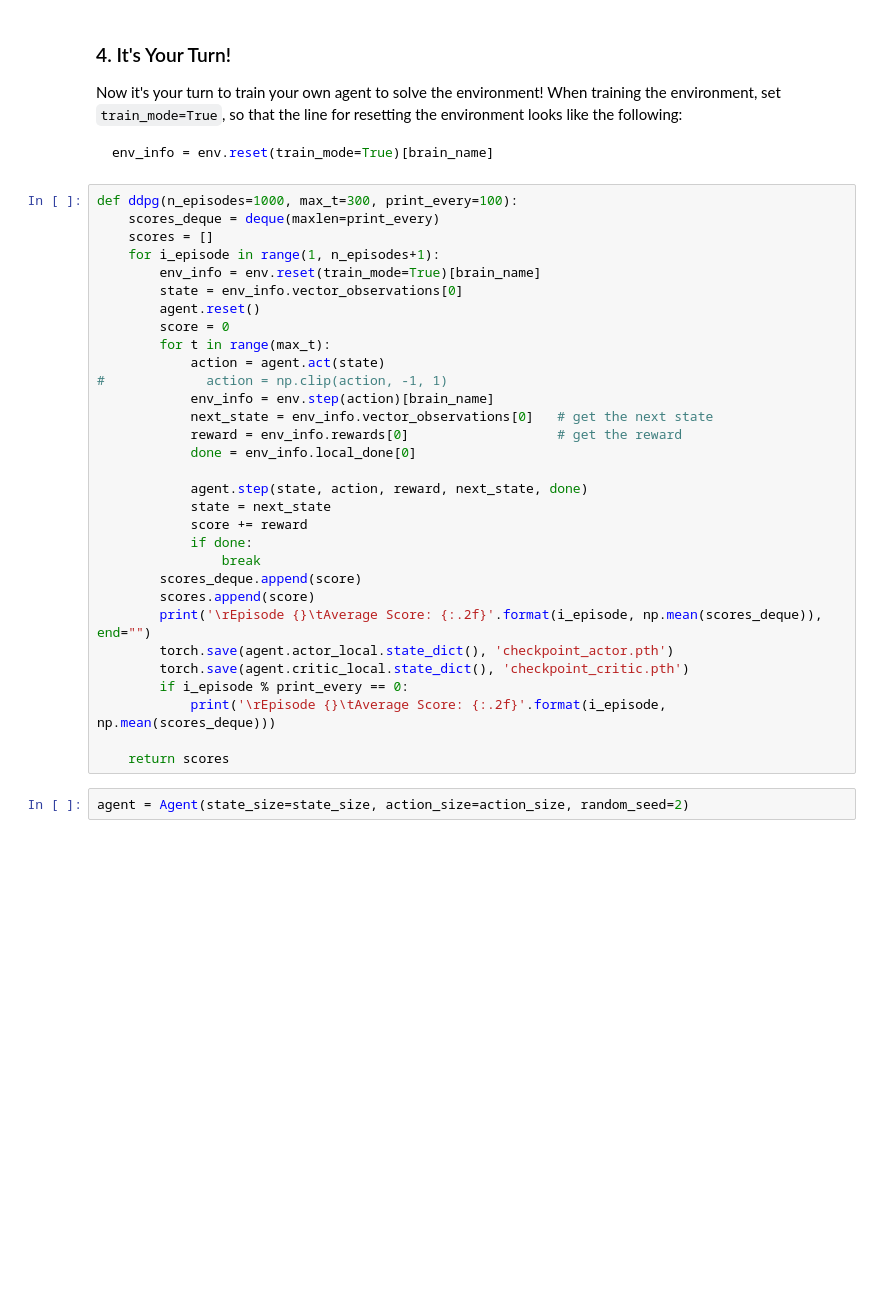
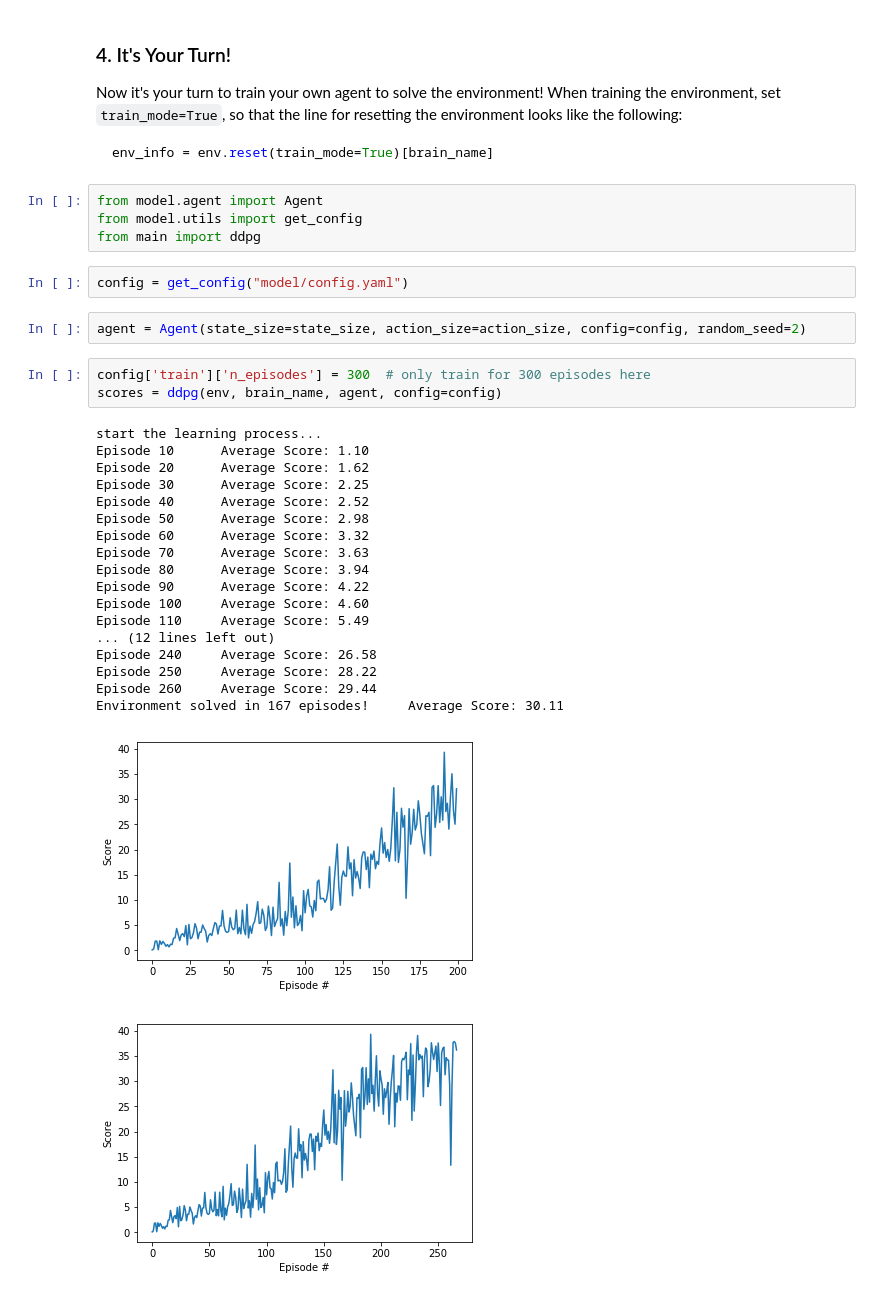
Before and after one commit to RamtinRassoli/drlnd-continuous-control, a Jupyter notebook: Reacher.ipynb, the cells around one changed output. Cells and saved outputs as stored; diff of their text form; blank space fills up the shorter version.

````diff
--- a/Reacher.ipynb
+++ b/Reacher.ipynb
@@ -133,36 +133,34 @@ Now it's your turn to train your own agent to solve the environment!  When train
 ```python
 env_info = env.reset(train_mode=True)[brain_name]
 ```
-# %%
-def ddpg(n_episodes=1000, max_t=300, print_every=100):
-    scores_deque = deque(maxlen=print_every)
-    scores = []
-    for i_episode in range(1, n_episodes+1):
-        env_info = env.reset(train_mode=True)[brain_name]
-        state = env_info.vector_observations[0]
-        agent.reset()
-        score = 0
-        for t in range(max_t):
-            action = agent.act(state)
-#             action = np.clip(action, -1, 1)
-            env_info = env.step(action)[brain_name]
-            next_state = env_info.vector_observations[0]   # get the next state
-            reward = env_info.rewards[0]                   # get the reward
-            done = env_info.local_done[0]
-
-            agent.step(state, action, reward, next_state, done)
-            state = next_state
-            score += reward
-            if done:
-                break
-        scores_deque.append(score)
-        scores.append(score)
-        print('\rEpisode {}\tAverage Score: {:.2f}'.format(i_episode, np.mean(scores_deque)), end="")
-        torch.save(agent.actor_local.state_dict(), 'checkpoint_actor.pth')
-        torch.save(agent.critic_local.state_dict(), 'checkpoint_critic.pth')
-        if i_episode % print_every == 0:
-            print('\rEpisode {}\tAverage Score: {:.2f}'.format(i_episode, np.mean(scores_deque)))
-
-    return scores
+# %%
+from model.agent import Agent
+from model.utils import get_config
+from main import ddpg
+# %%
+config = get_config("model/config.yaml")
 # %%
-agent = Agent(state_size=state_size, action_size=action_size, random_seed=2)
+agent = Agent(state_size=state_size, action_size=action_size, config=config, random_seed=2)
+# %%
+config['train']['n_episodes'] = 300  # only train for 300 episodes here
+scores = ddpg(env, brain_name, agent, config=config)
+# %% [output]
+start the learning process...
+Episode 10      Average Score: 1.10
+Episode 20      Average Score: 1.62
+Episode 30      Average Score: 2.25
+Episode 40      Average Score: 2.52
+Episode 50      Average Score: 2.98
+Episode 60      Average Score: 3.32
+Episode 70      Average Score: 3.63
+Episode 80      Average Score: 3.94
+Episode 90      Average Score: 4.22
+Episode 100     Average Score: 4.60
+Episode 110     Average Score: 5.49
+... (12 lines left out)
+Episode 240     Average Score: 26.58
+Episode 250     Average Score: 28.22
+Episode 260     Average Score: 29.44
+Environment solved in 167 episodes!     Average Score: 30.11
+[figure, added]
+[figure, added]
````
Also changed, not shown: parts of 4 cells of this notebook, 2 other files.
